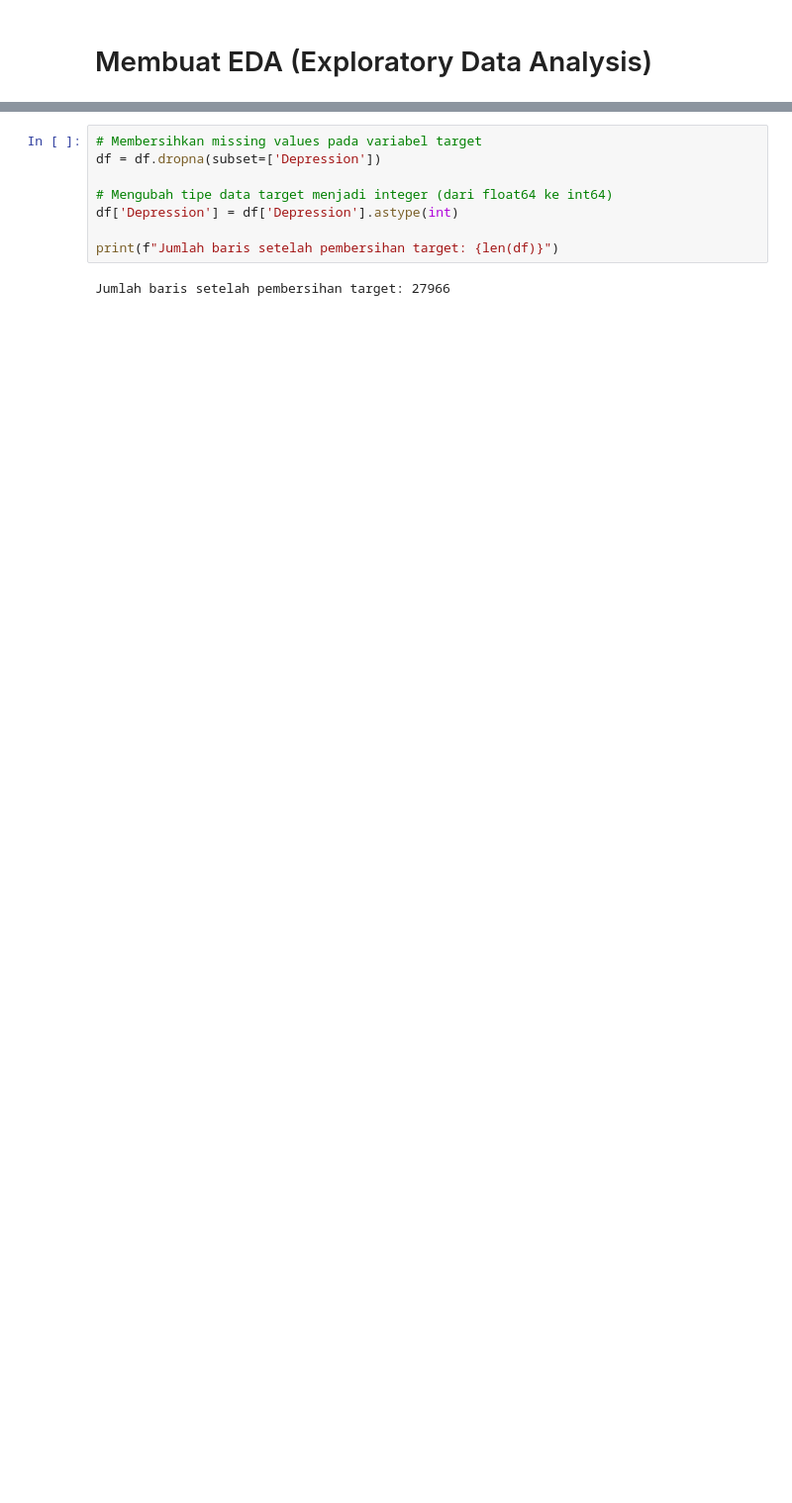
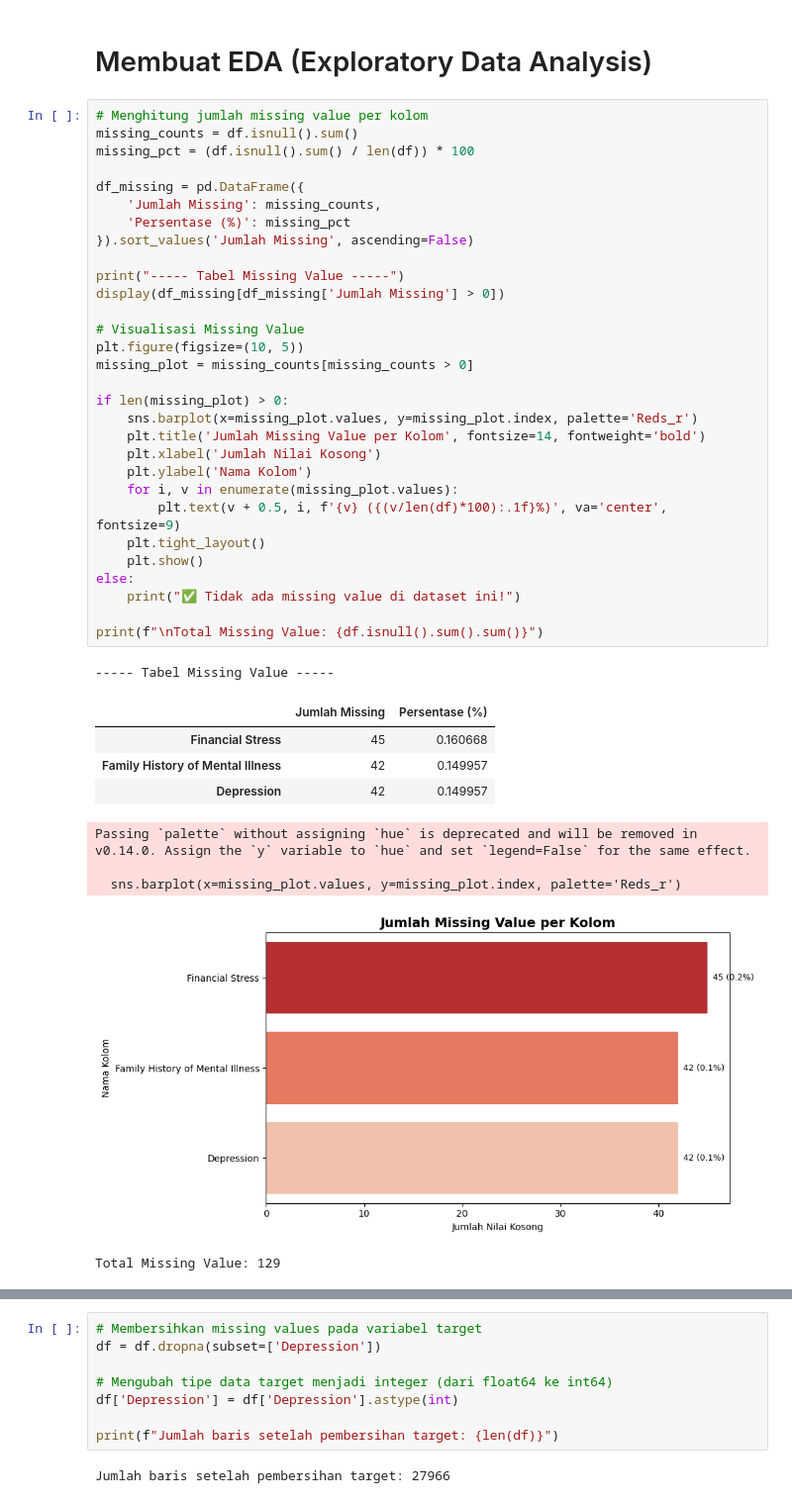
Before and after one commit to suluhyoga/FastTrack_BengKod_SuluhYogaPratama_A11.2023.14979, a Jupyter notebook: notebook/SuluhYogaPratama_A11_2023_14979_FastTrack_DS.ipynb, the cells around one changed output, grey strips where cells are left out. Shown at 99% size. Cells and saved outputs as stored; diff of their text form; blank space fills up the shorter version.

```diff
--- a/notebook/SuluhYogaPratama_A11_2023_14979_FastTrack_DS.ipynb
+++ b/notebook/SuluhYogaPratama_A11_2023_14979_FastTrack_DS.ipynb
@@ -86,2 +109,43 @@ Fungsi `df.info()` digunakan untuk memeriksa karakteristik awal dataset. Hasil e
 # %% [markdown]
 # Membuat EDA (Exploratory Data Analysis)
+# %%
+# Menghitung jumlah missing value per kolom
+missing_counts = df.isnull().sum()
+missing_pct = (df.isnull().sum() / len(df)) * 100
+
+df_missing = pd.DataFrame({
+    'Jumlah Missing': missing_counts,
+    'Persentase (%)': missing_pct
+}).sort_values('Jumlah Missing', ascending=False)
+
+print("----- Tabel Missing Value -----")
+display(df_missing[df_missing['Jumlah Missing'] > 0])
+
+# Visualisasi Missing Value
+plt.figure(figsize=(10, 5))
+missing_plot = missing_counts[missing_counts > 0]
+
+if len(missing_plot) > 0:
+    sns.barplot(x=missing_plot.values, y=missing_plot.index, palette='Reds_r')
+    plt.title('Jumlah Missing Value per Kolom', fontsize=14, fontweight='bold')
+    plt.xlabel('Jumlah Nilai Kosong')
+    plt.ylabel('Nama Kolom')
+    for i, v in enumerate(missing_plot.values):
+        plt.text(v + 0.5, i, f'{v} ({(v/len(df)*100):.1f}%)', va='center', fontsize=9)
+    plt.tight_layout()
+    plt.show()
+else:
+    print("✅ Tidak ada missing value di dataset ini!")
+
+print(f"\nTotal Missing Value: {df.isnull().sum().sum()}")
+# %% [output]
+----- Tabel Missing Value -----
+|  | Jumlah Missing | Persentase (%) |
+| Financial Stress | 45 | 0.160668 |
+| Family History of Mental Illness | 42 | 0.149957 |
+| Depression | 42 | 0.149957 |
+Passing `palette` without assigning `hue` is deprecated and will be removed in v0.14.0. Assign the `y` variable to `hue` and set `legend=False` for the same effect.
+
+  sns.barplot(x=missing_plot.values, y=missing_plot.index, palette='Reds_r')
+[figure, added]
+Total Missing Value: 129
```
Also changed, not shown: parts of 15 cells of this notebook.
